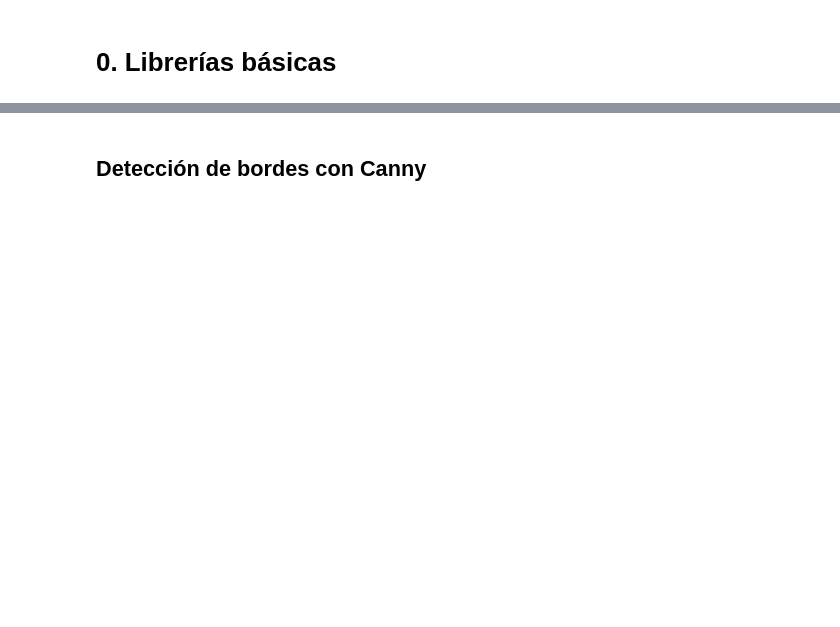
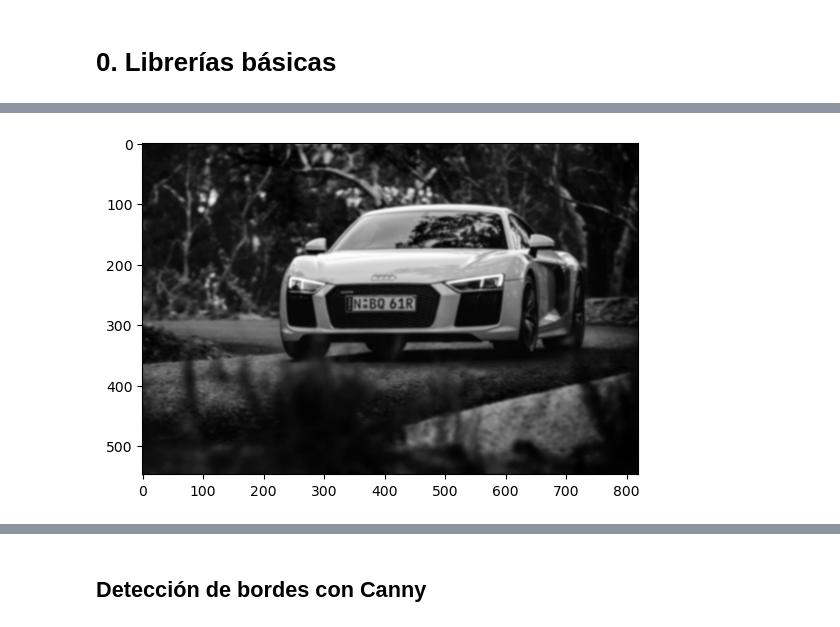
Before and after one commit to cj-chavarria/Deep-Learning-Coursework, a Jupyter notebook: DLCV_04_Bordes_CambioPerspectiva/DLCV_04_OpenCV_Bordes.ipynb, the cells around one changed output, grey strips where cells are left out. Cells and saved outputs as stored; diff of their text form; code cells hidden in the pictures; blank space fills up the shorter version.

```diff
--- a/DLCV_04_Bordes_CambioPerspectiva/DLCV_04_OpenCV_Bordes.ipynb
+++ b/DLCV_04_Bordes_CambioPerspectiva/DLCV_04_OpenCV_Bordes.ipynb
@@ -37,4 +44,10 @@ import cv2 as cv
 # %%
 # Aplicar filtro Gaussiano para suavizar la imagen
+img_gauss = cv.GaussianBlur(img_gray, (7,7), 0)
+
+plt.imshow(img_gauss, cmap='gray')
+plt.show()
+# %% [output]
+[figure, added]
 # %%
 # Aplicar el detector de bordes de Canny a la imagen en escala de grises
```
Also changed, not shown: parts of 4 cells of this notebook.
